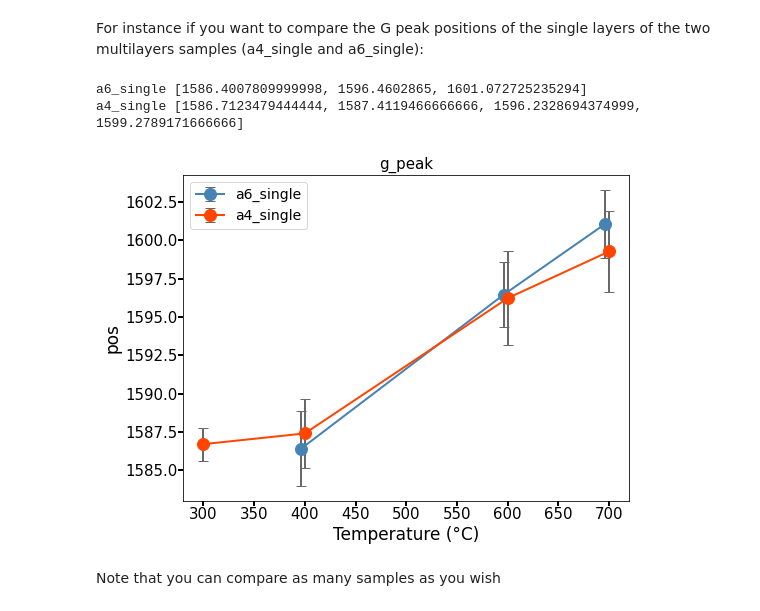
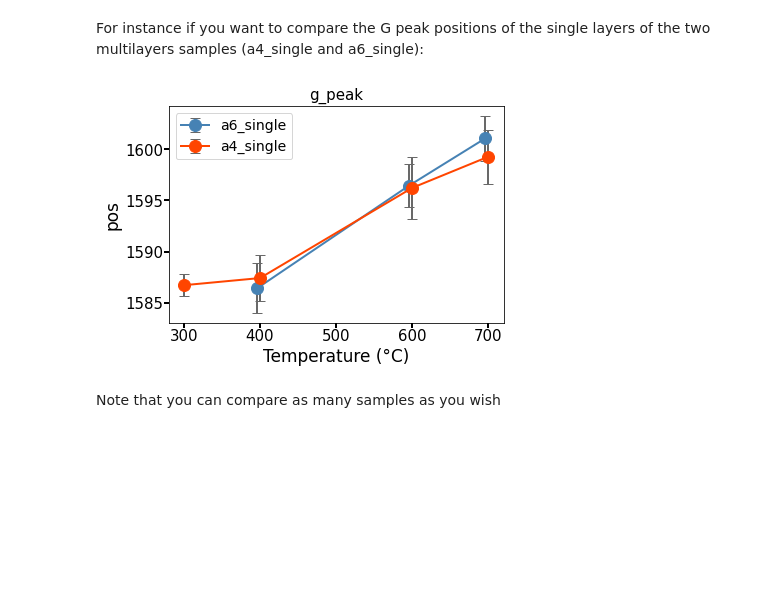
Before and after one commit to anaisgr/masters, a Jupyter notebook: raman_analysis.ipynb, the cells around one changed output. Cells and saved outputs as stored; diff of their text form; code cells hidden in the pictures; blank space fills up the shorter version.

Commit message:
added interactive plots to Raman notebook and added lambda function to widget events for electrical notebook

```diff
--- a/raman_analysis.ipynb
+++ b/raman_analysis.ipynb
@@ -206,9 +165,8 @@ print(ratios)
 
 This function can plot the changes in position, width, or intensity against temperatures for all samples.
 # %%
-def plot_peak_change(peak, param, *samples):
-    fig = plt.figure(figsize=(8,6))
-    ax = fig.add_subplot(111)
+def plot_peak_change(ax, peak, param, *samples):
+    ax.clear()
     #ts = get_overlap_ts(*samples)
     colors=["steelblue", "orangered", "chartreuse", "saddlebrown", 'purple', 'dimgrey']
     for i,sample in enumerate(samples):
@@ -233,16 +191,17 @@ def plot_peak_change(peak, param, *samples):
         kwargs = dict(labelsize=15, pad=0.5, width=2, length=5, direction='out')
         ax.tick_params(**kwargs)
         ax.set_title(peak, fontsize=15)
-        print(sample['name'], y)
+        #print(sample['name'], y)
     ax.legend(fontsize=14)
 # %% [markdown]
 For instance if you want to compare the G peak positions of the single layers of the two multilayers samples (a4_single and a6_single):
-# %%
-plot_peak_change('g_peak', 'pos', a6_single, a4_single)
-# %% [output]
-a6_single [1586.4007809999998, 1596.4602865, 1601.072725235294]
-a4_single [1586.7123479444444, 1587.4119466666666, 1596.2328694374999, 1599.2789171666666]
-[figure, removed]
+# %%
+%matplotlib inline
+fig = plt.figure()
+ax = fig.add_subplot(111)
+plot_peak_change(ax,'g_peak', 'pos', a6_single, a4_single)
+# %% [output]
+[figure, added]
 # %% [markdown]
 Note that you can compare as many samples as you wish
 # %% [markdown]
```
Also changed, not shown: parts of 13 cells of this notebook, 1 other file.
